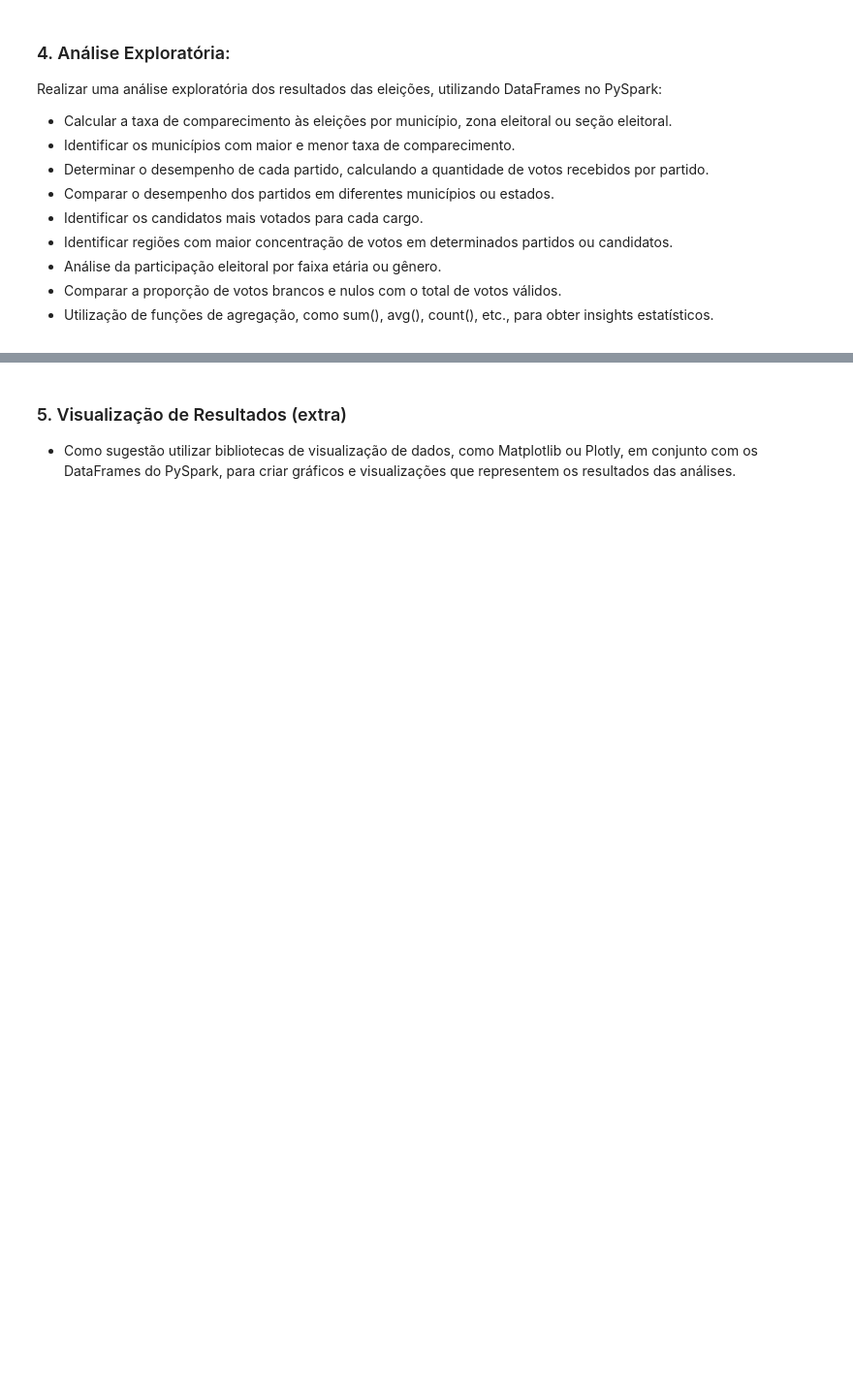
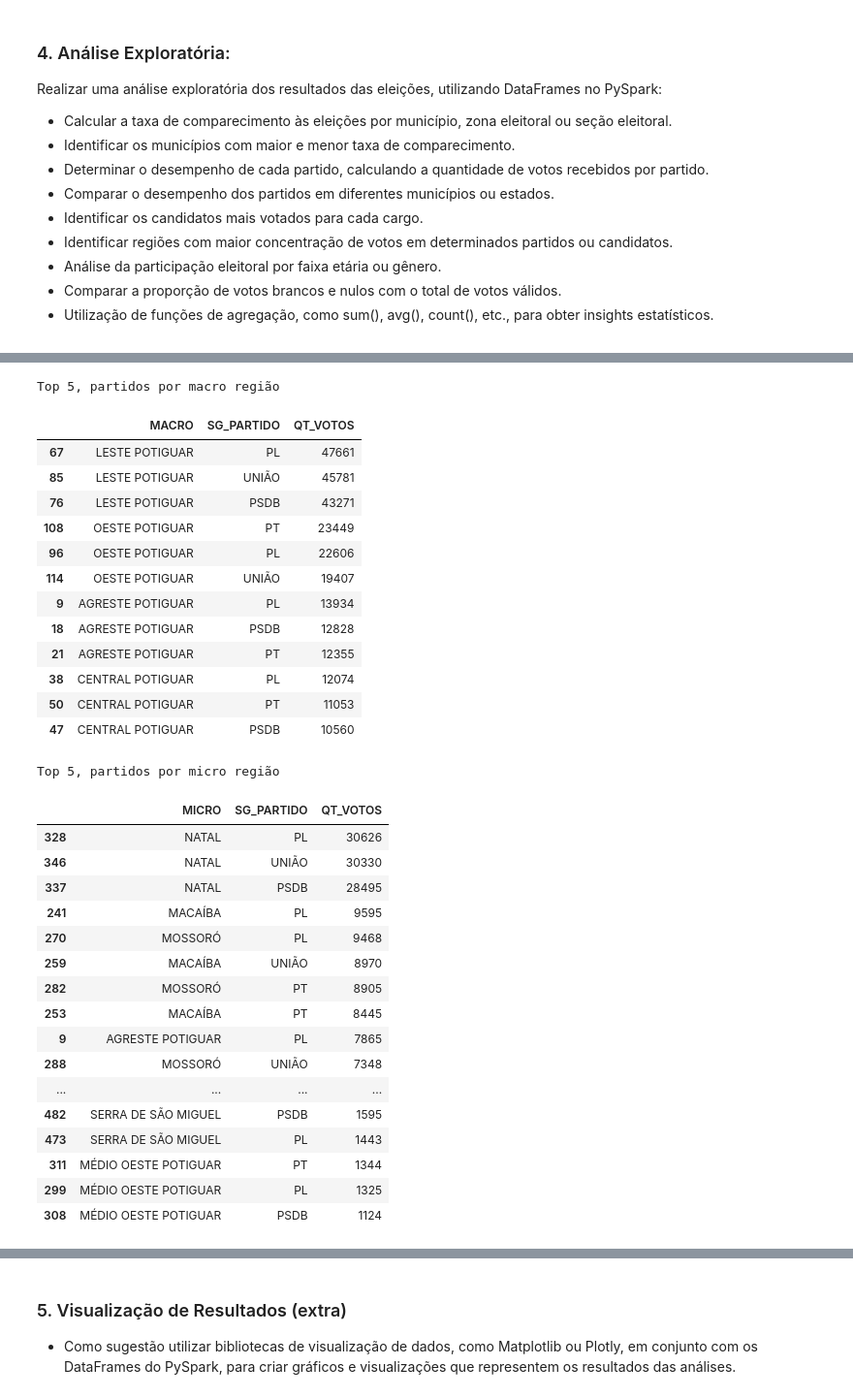
Before and after one commit to bombermal/docker-hadoop-cluster, a Jupyter notebook: main.ipynb, the cells around one changed output, grey strips where cells are left out. Shown at 97% size. Cells and saved outputs as stored; diff of their text form; code cells hidden in the pictures; blank space fills up the shorter version.

```diff
--- a/main.ipynb
+++ b/main.ipynb
@@ -22,3 +94,14 @@ data_raw.show(5)
     <li>Realizar a limpeza e transformação dos dados, eliminando registros inválidos ou inconsistentes, e convertendo os tipos de dados, se necessário.</li>
     <li>Utilizar as transformações disponíveis em DataFrames, como select(), filter(), withColumn(), etc.</li>
 </ul>
+# %%
+## Realizar a limpeza e transformação dos dados, eliminando registros inválidos ou inconsistentes, e convertendo os tipos de dados, se necessário.
+# Select date columns
+date_columns = data_raw.columns[data_raw.columns.str.contains("DT_")]
+
+# fix dates
+for ii in date_columns:
+    data_raw[ii] = pd.to_datetime(data_raw[ii], errors='coerce')
+
+# Fix time column
+# data_raw["HH_GERACAO"] = data_raw["HH_GERACAO"].dt.strftime("%d-%m-%y %H:%M:%S").str.split(" ", expand=True, ).loc[:, 1]
@@ -24,0 +120,6 @@ data_raw.show(5)
+# %%
+data_df = data_raw.copy()
+# Removing missing data
+data_df.dropna(axis=0, inplace=True)
+# Missing count
+print(f"Total of missing values: {data_df.isnull().sum().sum()}")
@@ -38,0 +316,48 @@ Realizar uma análise exploratória dos resultados das eleições, utilizando Da
+# %%
+mask = data_reg_df.CD_TIPO_VOTAVEL.isin([1, 4])
+data_group = data_reg_df[mask].groupby(["MACRO", "SG_PARTIDO"])
+print("Top 5, partidos por macro região")
+display(data_group.DS_TIPO_VOTAVEL.count()
+        .reset_index(name="QT_VOTOS")
+        .sort_values(by=["QT_VOTOS"], ascending=False)
+        .groupby("MACRO").head(3))
+
+data_group = data_reg_df[mask].groupby(["MICRO", "SG_PARTIDO"])
+print("Top 5, partidos por micro região")
+display(data_group.DS_TIPO_VOTAVEL.count()
+        .reset_index(name="QT_VOTOS")
+        .sort_values(by=["QT_VOTOS"], ascending=False)
+        .groupby("MICRO").head(3))
+# %% [output]
+Top 5, partidos por macro região
+|  | MACRO | SG_PARTIDO | QT_VOTOS |
+| 67 | LESTE POTIGUAR | PL | 47661 |
+| 85 | LESTE POTIGUAR | UNIÃO | 45781 |
+| 76 | LESTE POTIGUAR | PSDB | 43271 |
+| 108 | OESTE POTIGUAR | PT | 23449 |
+| 96 | OESTE POTIGUAR | PL | 22606 |
+| 114 | OESTE POTIGUAR | UNIÃO | 19407 |
+| 9 | AGRESTE POTIGUAR | PL | 13934 |
+| 18 | AGRESTE POTIGUAR | PSDB | 12828 |
+| 21 | AGRESTE POTIGUAR | PT | 12355 |
+| 38 | CENTRAL POTIGUAR | PL | 12074 |
+| 50 | CENTRAL POTIGUAR | PT | 11053 |
+| 47 | CENTRAL POTIGUAR | PSDB | 10560 |
+Top 5, partidos por micro região
+|  | MICRO | SG_PARTIDO | QT_VOTOS |
+| 328 | NATAL | PL | 30626 |
+| 346 | NATAL | UNIÃO | 30330 |
+| 337 | NATAL | PSDB | 28495 |
+| 241 | MACAÍBA | PL | 9595 |
+| 270 | MOSSORÓ | PL | 9468 |
+| 259 | MACAÍBA | UNIÃO | 8970 |
+| 282 | MOSSORÓ | PT | 8905 |
+| 253 | MACAÍBA | PT | 8445 |
+| 9 | AGRESTE POTIGUAR | PL | 7865 |
+| 288 | MOSSORÓ | UNIÃO | 7348 |
+| ... | ... | ... | ... |
+| 482 | SERRA DE SÃO MIGUEL | PSDB | 1595 |
+| 473 | SERRA DE SÃO MIGUEL | PL | 1443 |
+| 311 | MÉDIO OESTE POTIGUAR | PT | 1344 |
+| 299 | MÉDIO OESTE POTIGUAR | PL | 1325 |
+| 308 | MÉDIO OESTE POTIGUAR | PSDB | 1124 |
```
Also changed, not shown: parts of 20 cells of this notebook, 2 other files.
